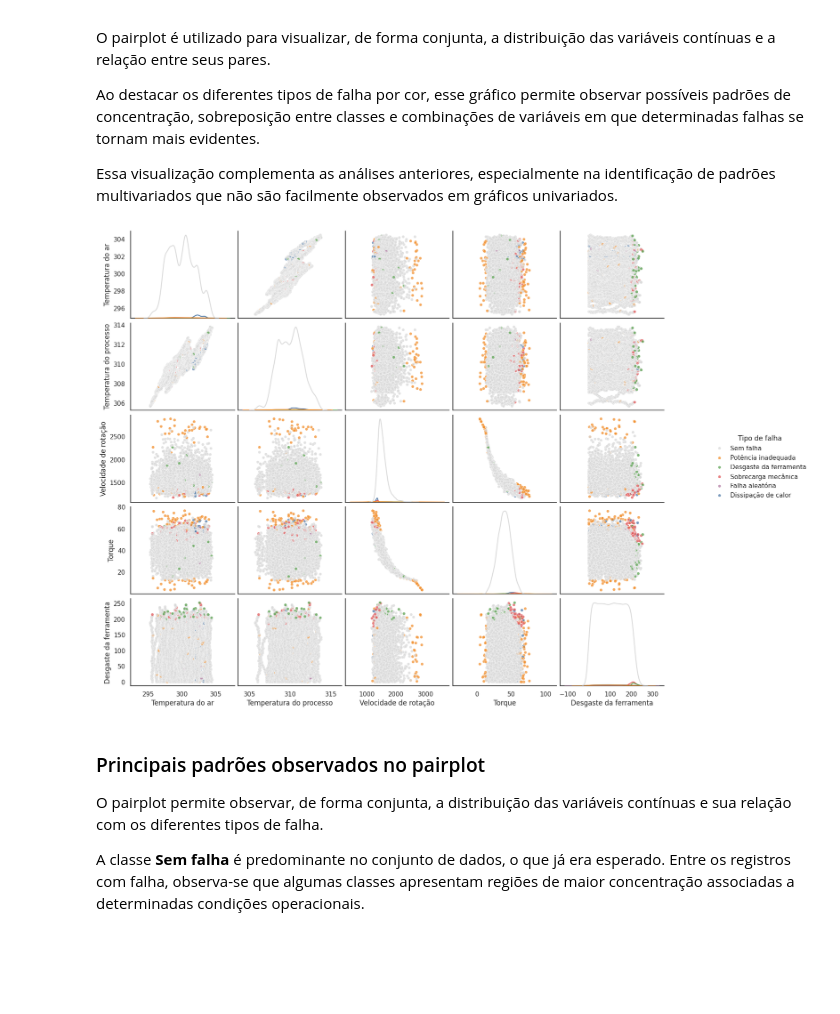
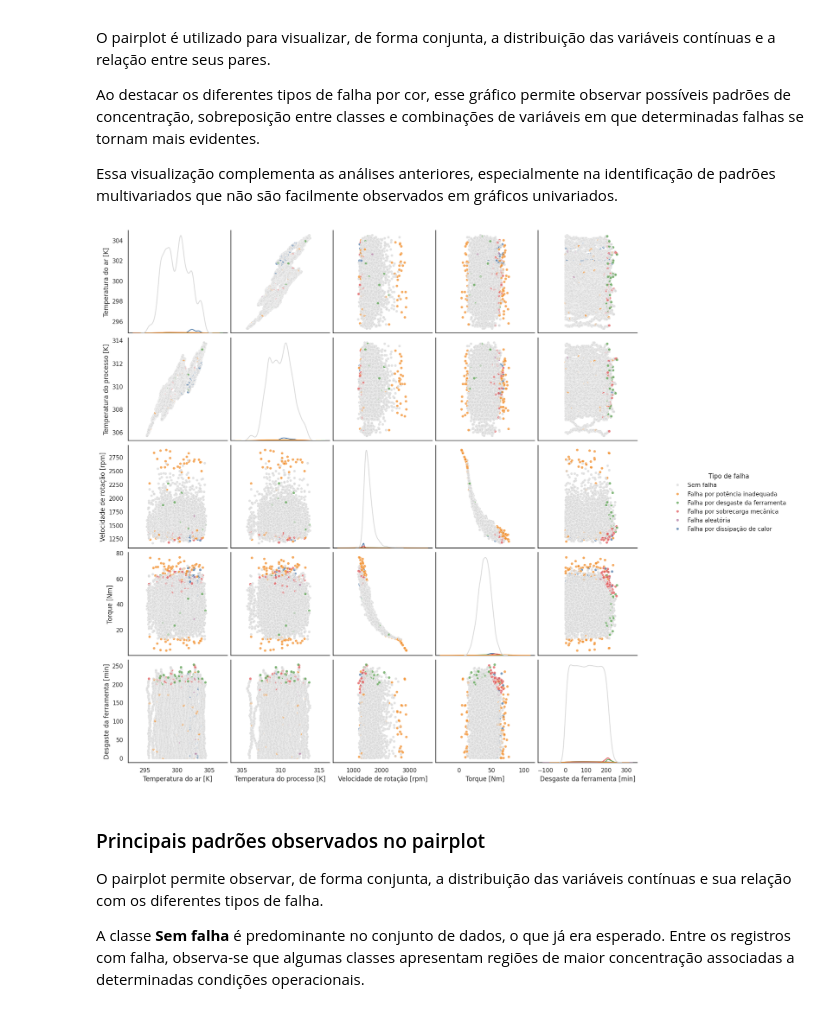
Before and after one commit to thaygorh/Analise-de-Dados-e-Boas-Praticas, a Jupyter notebook: mvp-analise-dados-e-boas-praticas.ipynb, the cells around one changed output. Drawn from its saved outputs; the diff is of its cells as text; code cells hidden in the pictures; blank space fills up the shorter version.

```diff
--- a/mvp-analise-dados-e-boas-praticas.ipynb
+++ b/mvp-analise-dados-e-boas-praticas.ipynb
@@ -319,11 +318,11 @@ Os nomes das colunas foram ajustados para português, com o objetivo de facilita
 # %%
 df_analysis = df_analysis.rename(columns={
     'Type': 'Tipo do produto',
-    'Air temperature [K]': 'Temperatura do ar',
-    'Process temperature [K]': 'Temperatura do processo',
-    'Rotational speed [rpm]': 'Velocidade de rotação',
-    'Torque [Nm]': 'Torque',
-    'Tool wear [min]': 'Desgaste da ferramenta',
+    'Air temperature [K]': 'Temperatura do ar [K]',
+    'Process temperature [K]': 'Temperatura do processo [K]',
+    'Rotational speed [rpm]': 'Velocidade de rotação [rpm]',
+    'Torque [Nm]': 'Torque [Nm]',
+    'Tool wear [min]': 'Desgaste da ferramenta [min]',
     'Machine failure': 'Falha da máquina',
     'TWF': 'Falha por desgaste da ferramenta',
     'HDF': 'Falha por dissipação de calor',
@@ -761,68 +783,68 @@ Ao destacar os diferentes tipos de falha por cor, esse gráfico permite observar
 
 Essa visualização complementa as análises anteriores, especialmente na identificação de padrões multivariados que não são facilmente observados em gráficos univariados.
 # %%
-# criar coluna com o tipo de falha
+sns.set(style="white", context="notebook")
+
+palette = {
+    'Sem falha': '#D9D9D9',
+    'Falha por potência inadequada': '#F28E2B',
+    'Falha por desgaste da ferramenta': '#59A14F',
+    'Falha por sobrecarga mecânica': '#E15759',
+    'Falha aleatória': '#B07AA1',
+    'Falha por dissipação de calor': '#4E79A7'
+}
+
+# coluna categórica com o tipo de falha
 def map_failure(row):
     if row['Falha por desgaste da ferramenta'] == 1:
-        return 'Desgaste da ferramenta'
+        return 'Falha por desgaste da ferramenta'
     elif row['Falha por dissipação de calor'] == 1:
-        return 'Dissipação de calor'
+        return 'Falha por dissipação de calor'
     elif row['Falha por potência inadequada'] == 1:
-        return 'Potência inadequada'
+        return 'Falha por potência inadequada'
     elif row['Falha por sobrecarga mecânica'] == 1:
-        return 'Sobrecarga mecânica'
+        return 'Falha por sobrecarga mecânica'
     elif row['Falha aleatória'] == 1:
         return 'Falha aleatória'
     else:
         return 'Sem falha'
 
 df_analysis['Tipo de falha'] = df_analysis.apply(map_failure, axis=1)
 
-sns.set(style="white", context="notebook")
-
-palette = {
-    'Sem falha': '#D9D9D9',
-    'Potência inadequada': '#F28E2B',
-    'Desgaste da ferramenta': '#59A14F',
-    'Sobrecarga mecânica': '#E15759',
-    'Falha aleatória': '#B07AA1',
-    'Dissipação de calor': '#4E79A7'
-}
-
+# pairplot para comparar variáveis por tipo de falha
 g = sns.pairplot(
     df_analysis[
         [
-            'Temperatura do ar',
-            'Temperatura do processo',
-            'Velocidade de rotação',
-            'Torque',
-            'Desgaste da ferramenta',
+            'Temperatura do ar [K]',
+            'Temperatura do processo [K]',
+            'Velocidade de rotação [rpm]',
+            'Torque [Nm]',
+            'Desgaste da ferramenta [min]',
             'Tipo de falha'
         ]
     ],
     hue='Tipo de falha',
     palette=palette,
-    diag_kind='kde',
-    height=2.8,
+    diag_kind='kde',          # distribuição na diagonal
+    height=3.2,
     plot_kws={
         's': 25,
-        'alpha': 0.75
+        'alpha': 0.75         # reduz sobreposição
     },
     diag_kws={
         'fill': False
     }
 )
 
-g.fig.set_size_inches(16, 12)
-
-g._legend.set_bbox_to_anchor((1.1, 0.5))
+# ajuste de layout
+g.fig.set_size_inches(18, 15)
+g._legend.set_bbox_to_anchor((1.02, 0.5))
 g._legend.set_title('Tipo de falha')
-
-g.fig.subplots_adjust(right=0.88)
+g.fig.subplots_adjust(right=0.80)
 
 plt.show()
 # %% [output]
-[figure, old version]
+[figure, new version]
 # %% [markdown]
 ### Principais padrões observados no pairplot
 
```
Also changed, not shown: parts of 27 cells of this notebook.
